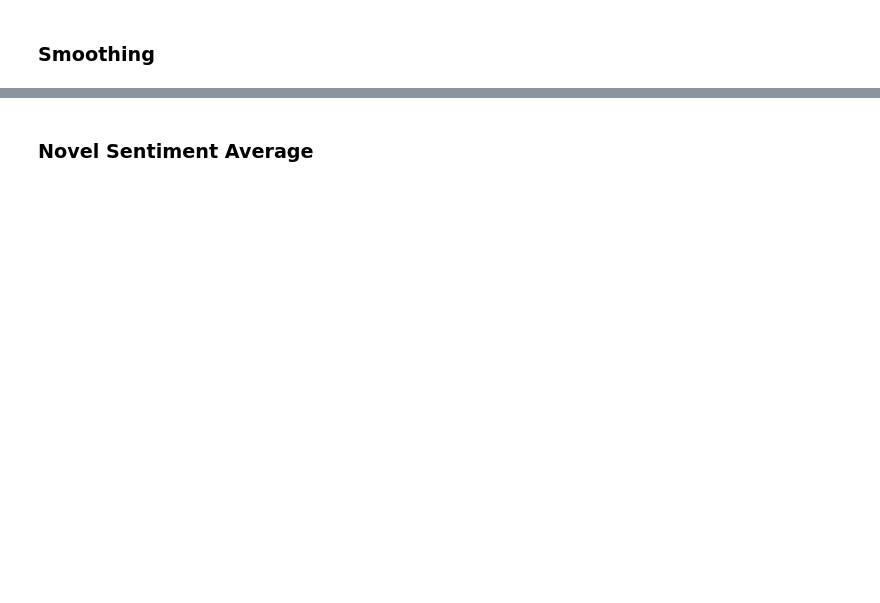
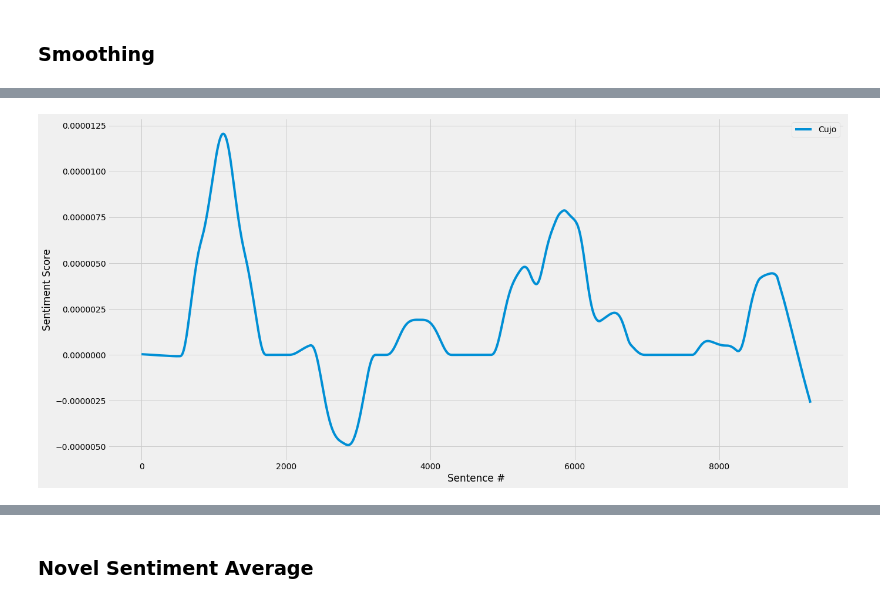
Before and after one commit to xvila/fletcher, a Jupyter notebook: data_processing.ipynb, the cells around one changed output, grey strips where cells are left out. Saved outputs shown, nothing was run; the diff lists cells and outputs as text; code cells hidden in the pictures; blank space fills up the shorter version.

```diff
--- a/data_processing.ipynb
+++ b/data_processing.ipynb
@@ -543,2 +558,6 @@ plot_story('Girl Who Loved Tom Gordon_ A Novel, The',sentDF)
+# %%
+plot_story('Cujo',sentDF)
+# %% [output]
+[figure, added]
 # %%
 plot_story('Gunslinger, The')
```
Also changed, not shown: parts of 27 cells of this notebook.
